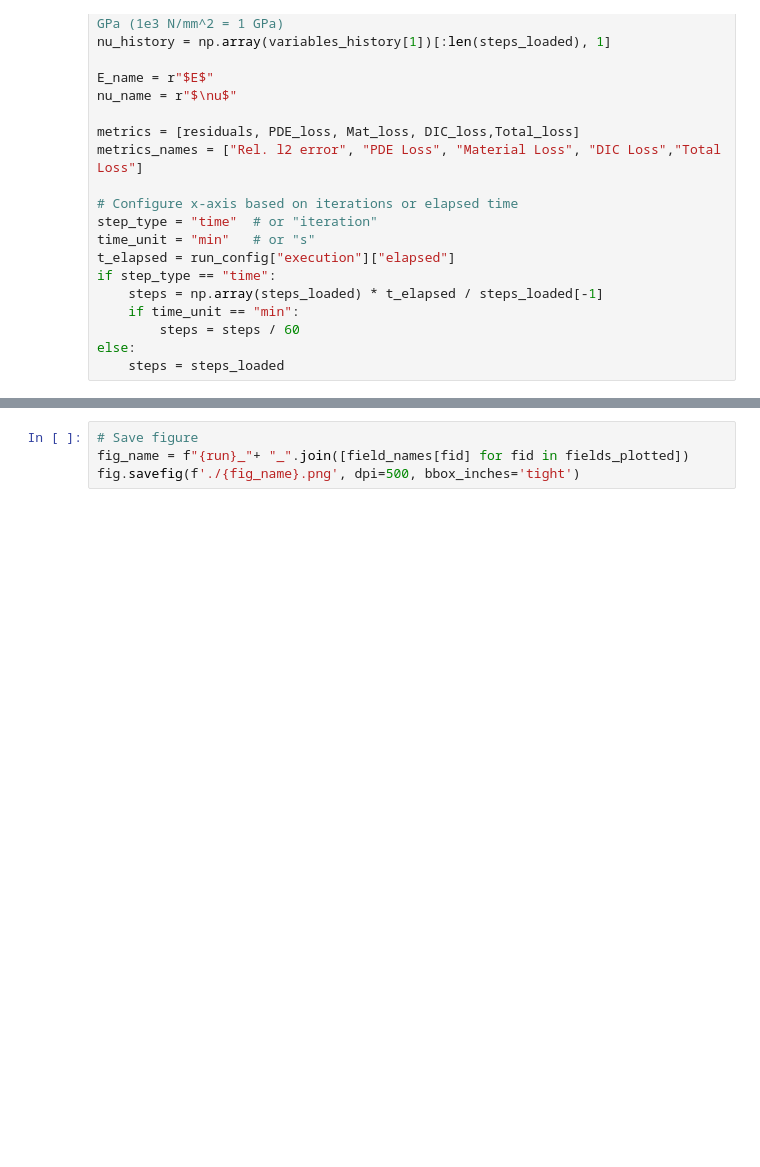
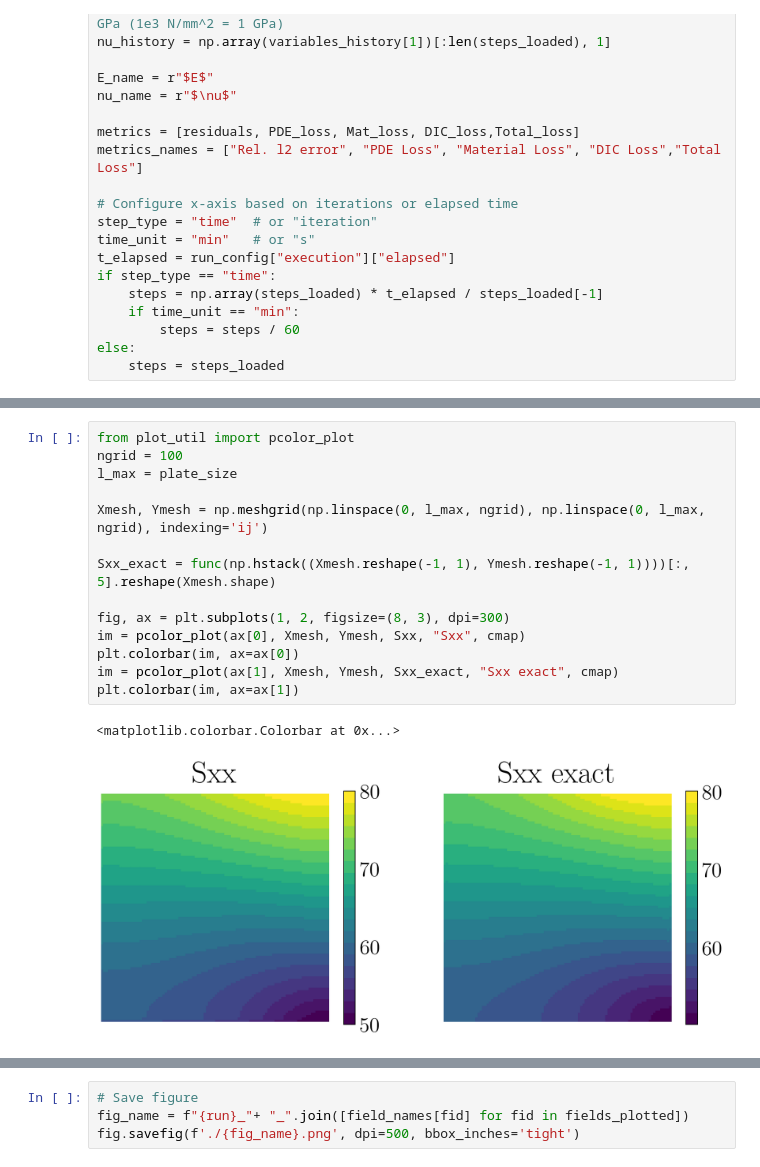
Before and after one commit to bonneted/PINN-MT2.0, a Jupyter notebook: 1_side_loaded_plate/2_noise_study/plot_one_run.ipynb, the cells around one changed output, grey strips where cells are left out. Drawn from its saved outputs; the diff is of its cells as text; blank space fills up the shorter version.

```diff
--- a/1_side_loaded_plate/2_noise_study/plot_one_run.ipynb
+++ b/1_side_loaded_plate/2_noise_study/plot_one_run.ipynb
@@ -234,0 +261,17 @@ Fig width: 18.0, set it to 6.00 < 6.34 (A4 with margins) in latex to have a prin
+# %%
+from plot_util import pcolor_plot
+ngrid = 100
+l_max = plate_size
+
+Xmesh, Ymesh = np.meshgrid(np.linspace(0, l_max, ngrid), np.linspace(0, l_max, ngrid), indexing='ij')
+
+Sxx_exact = func(np.hstack((Xmesh.reshape(-1, 1), Ymesh.reshape(-1, 1))))[:, 5].reshape(Xmesh.shape)
+
+fig, ax = plt.subplots(1, 2, figsize=(8, 3), dpi=300)
+im = pcolor_plot(ax[0], Xmesh, Ymesh, Sxx, "Sxx", cmap)
+plt.colorbar(im, ax=ax[0])
+im = pcolor_plot(ax[1], Xmesh, Ymesh, Sxx_exact, "Sxx exact", cmap)
+plt.colorbar(im, ax=ax[1])
+# %% [output]
+<matplotlib.colorbar.Colorbar at 0x...>
+[figure, added]
```
Also changed, not shown: parts of 6 cells of this notebook, 1 other file.
